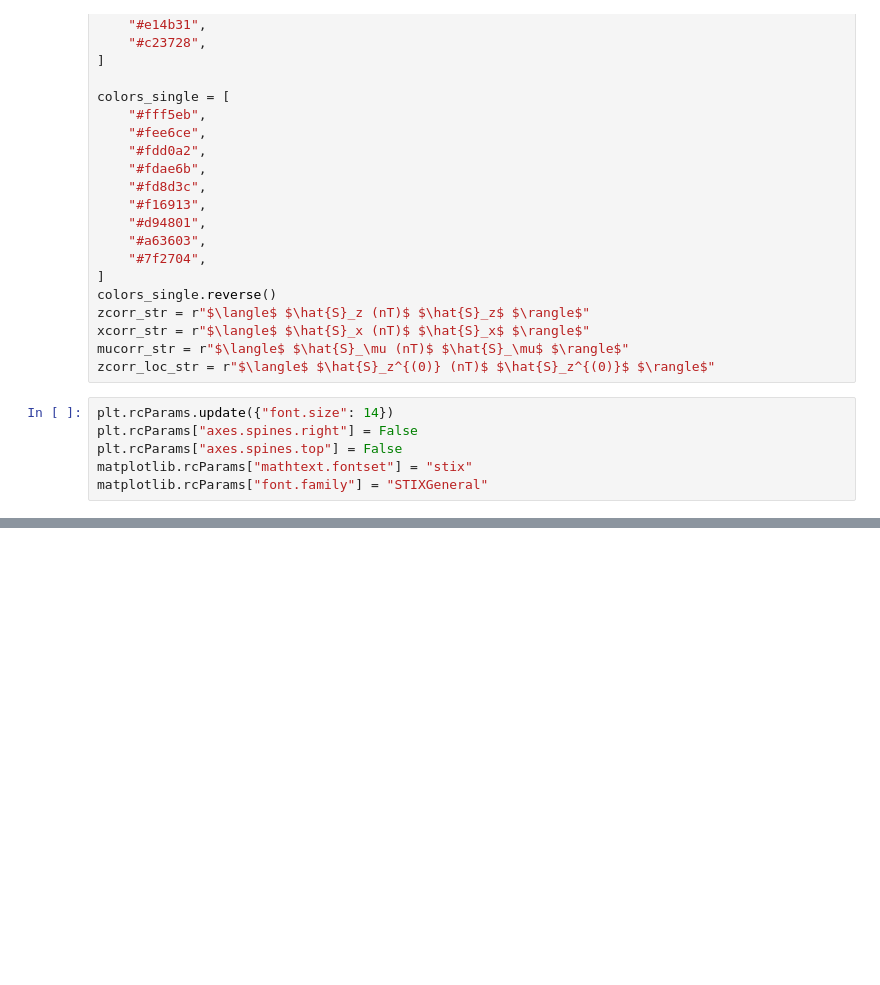
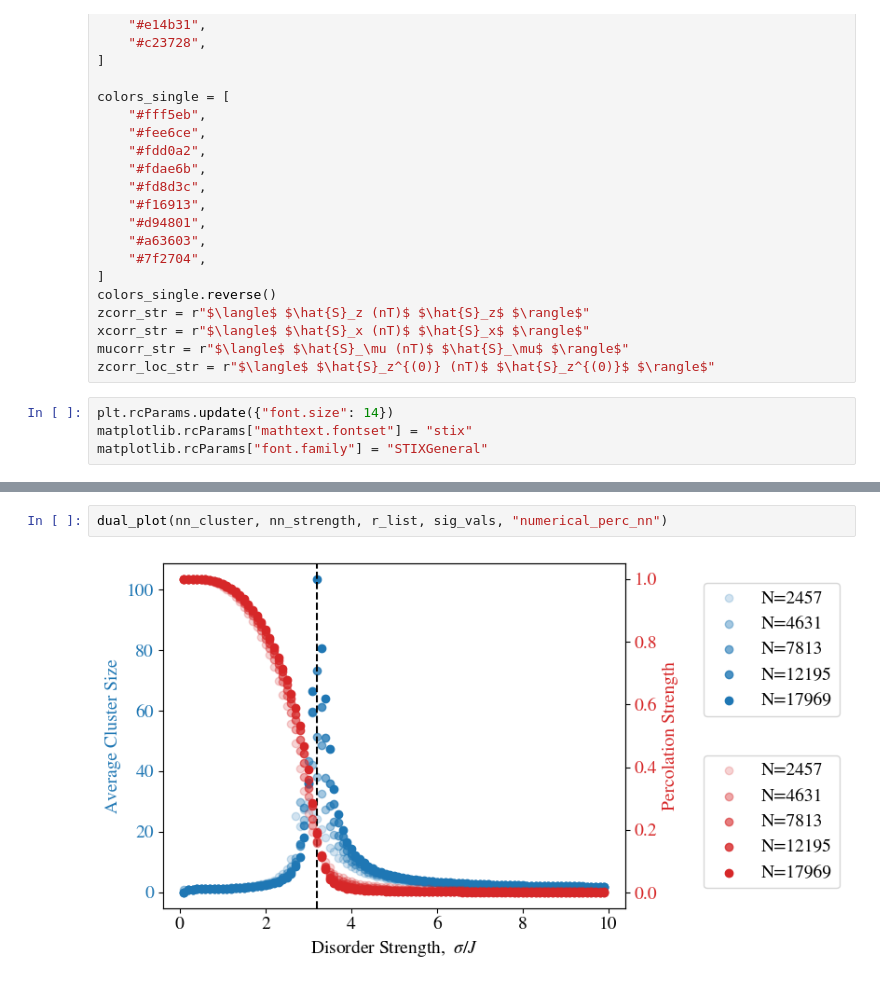
Before and after one commit to awstasiuk/phd-notebooks, a Jupyter notebook: LiF Diffusion/perc_figure.ipynb, the cells around one changed output, grey strips where cells are left out. Saved outputs shown, nothing was run; the diff lists cells and outputs as text; blank space fills up the shorter version.

```diff
--- a/LiF Diffusion/perc_figure.ipynb
+++ b/LiF Diffusion/perc_figure.ipynb
@@ -42,8 +42,6 @@ mucorr_str = r"$\langle$ $\hat{S}_\mu (nT)$ $\hat{S}_\mu$ $\rangle$"
 zcorr_loc_str = r"$\langle$ $\hat{S}_z^{(0)} (nT)$ $\hat{S}_z^{(0)}$ $\rangle$"
 # %%
 plt.rcParams.update({"font.size": 14})
-plt.rcParams["axes.spines.right"] = False
-plt.rcParams["axes.spines.top"] = False
 matplotlib.rcParams["mathtext.fontset"] = "stix"
 matplotlib.rcParams["font.family"] = "STIXGeneral"
 # %%
@@ -101 +137,5 @@ Avg Computation time per fcc graph for r=16 is 0.6036322563585609 s
+# %%
+dual_plot(nn_cluster, nn_strength, r_list, sig_vals, "numerical_perc_nn")
+# %% [output]
+[figure, added]
 # %%
```
Also changed, not shown: parts of 17 cells of this notebook, 30 other files.
